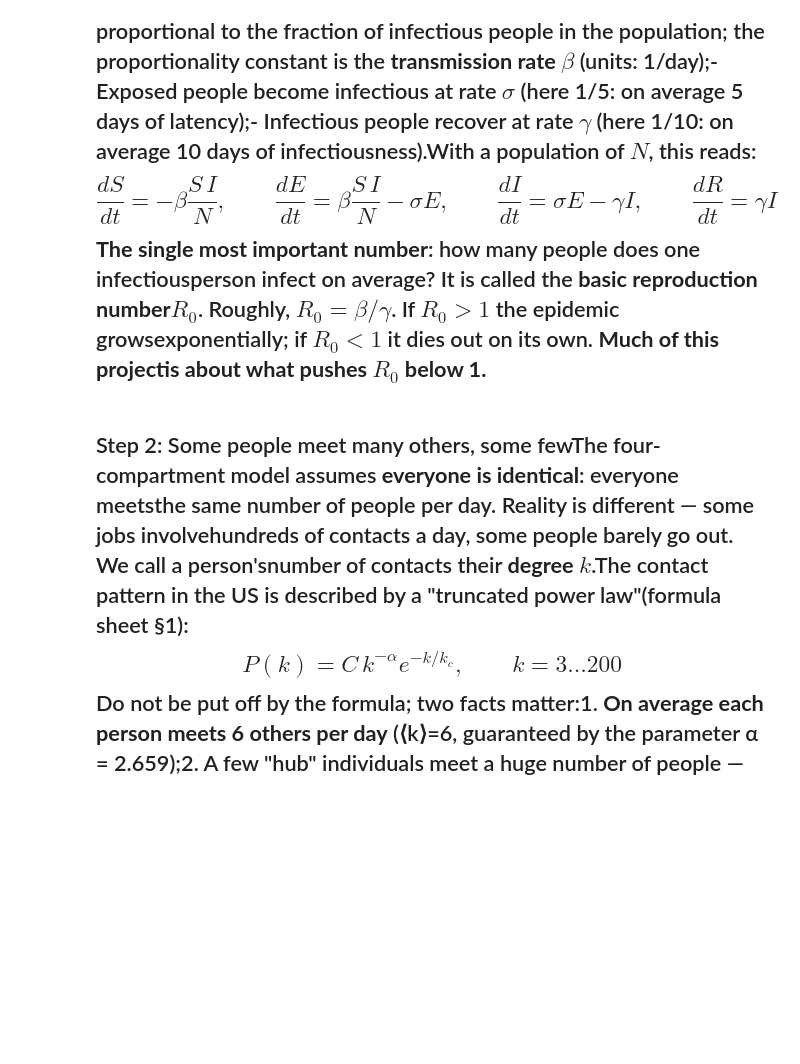
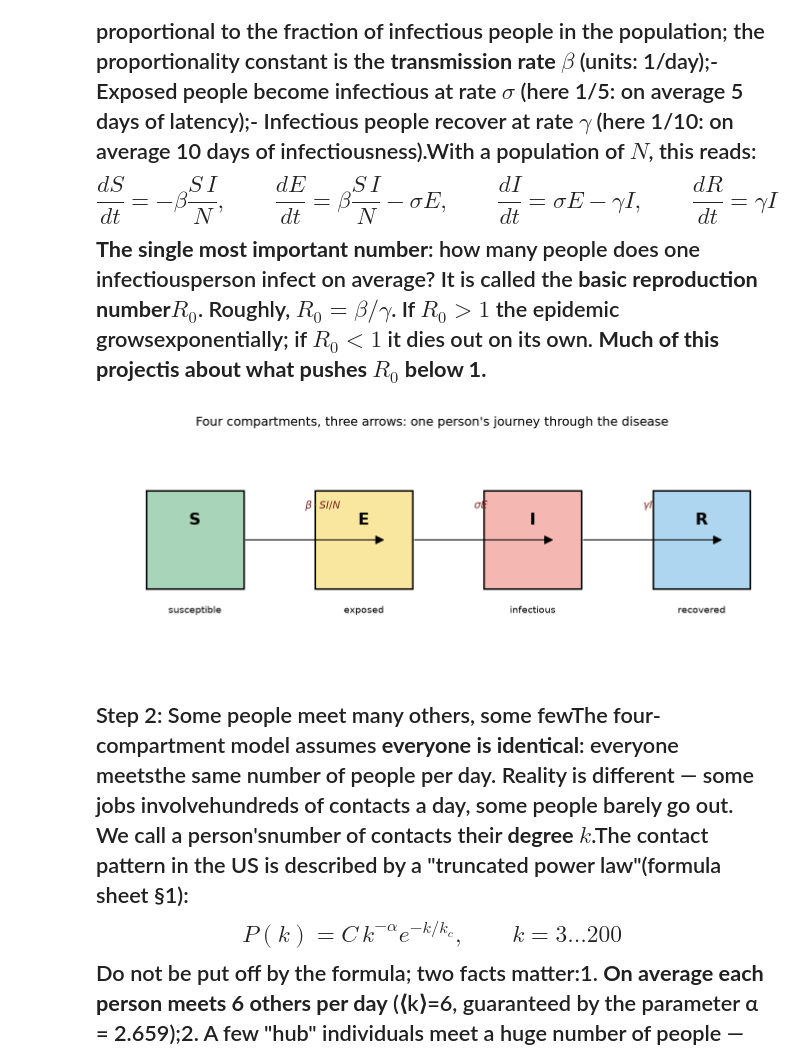
Before and after one commit to Zikai311/US_COVID, a Jupyter notebook: notebooks/06_covid_case_study.ipynb, the cells around one changed output. Drawn from its saved outputs; the diff is of its cells as text; code cells hidden in the pictures; blank space fills up the shorter version.

```diff
--- a/notebooks/06_covid_case_study.ipynb
+++ b/notebooks/06_covid_case_study.ipynb
@@ -35,26 +37,28 @@ print('data ready: NYT state-level daily cases loaded')
 # %%
 # Compartment diagram: four boxes + three arrows (Fig 6.1)
 fig, ax = plt.subplots(figsize=(9, 3.4))
 ax.set_xlim(0, 10); ax.set_ylim(0, 2.2); ax.axis('off')
 boxes = [
     ('S', 'susceptible', 0.6, '#A8D5BA'),
     ('E', 'exposed', 3.2, '#F9E79F'),
     ('I', 'infectious', 5.8, '#F5B7B1'),
     ('R', 'recovered', 8.4, '#AED6F1'),
 ]
 for name, lab, x, col in boxes:
     ax.add_patch(Rectangle((x, 0.6), 1.5, 1.0, facecolor=col, edgecolor='black', lw=1.5))
     ax.text(x + 0.75, 1.3, name, ha='center', va='center', fontsize=16, fontweight='bold')
     ax.text(x + 0.75, 0.38, lab, ha='center', va='center', fontsize=9)
 arrows = [('S', 'E', r'$\beta\cdot SI/N$'), ('E', 'I', r'$\sigma E$'), ('I', 'R', r'$\gamma I$')]
 pos = {b[0]: b[2] + 1.5 for b in boxes}
 for a, b, lab in arrows:
     ax.add_patch(FancyArrowPatch((pos[a], 1.1), (pos[b] - 0.4, 1.1),
                                  arrowstyle='-|>', mutation_scale=18, color='k'))
     ax.text((pos[a] + pos[b]) / 2 - 0.35, 1.42, lab, fontsize=10, color='#7B241C')
-ax.set_title('Four compartments, three arrows: one person's journey through the disease', fontsize=12)
+ax.set_title('Four compartments, three arrows: one person\'s journey through the disease', fontsize=12)
 plt.tight_layout(); plt.savefig(f'{ASSETS}/fig82_compartment.png'); plt.show()
 show_fig(f'{ASSETS}/fig82_compartment.png')
+# %% [output]
+[figure, added]
 # %% [markdown]
 ## Step 2: Some people meet many others, some fewThe four-compartment model assumes **everyone is identical**: everyone meetsthe same number of people per day. Reality is different — some jobs involvehundreds of contacts a day, some people barely go out. We call a person'snumber of contacts their **degree $k$**.The contact pattern in the US is described by a "truncated power law"(formula sheet §1):$$P(k)=C\,k^{-\alpha}e^{-k/k_c},\qquad k=3\dots 200$$Do not be put off by the formula; two facts matter:1. **On average each person meets 6 others per day** (⟨k⟩=6, guaranteed by   the parameter α = 2.659);2. A few "hub" individuals meet a huge number of people — **most contacts in   the population are contributed by a small minority**.This changes how infection is written: a person of degree $k$ is infected$k$ times faster. And the probability that "a randomly chosen contact lineleads to an infectious person" is denoted $\theta$ (the infectious-contactshare):$$\theta = \frac{\sum_k k\, I_k}{N\,\langle k\rangle}$$The numerator is the number of contact lines owned by infectious people;the denominator is the total number of contact lines. The infection rate ofa degree-$k$ susceptible is then $\beta\, k\, S_k\, \theta$ — **the morepeople you meet, the easier you catch it; and the more of a hub you are,the more you spread it.**
 # %%
```
Also changed, not shown: parts of 9 cells of this notebook, 4 other files.
